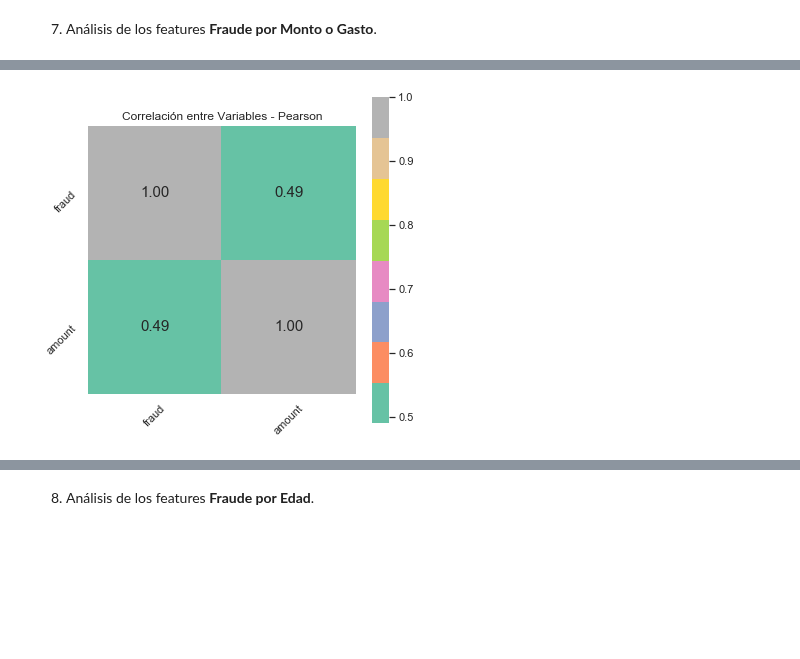
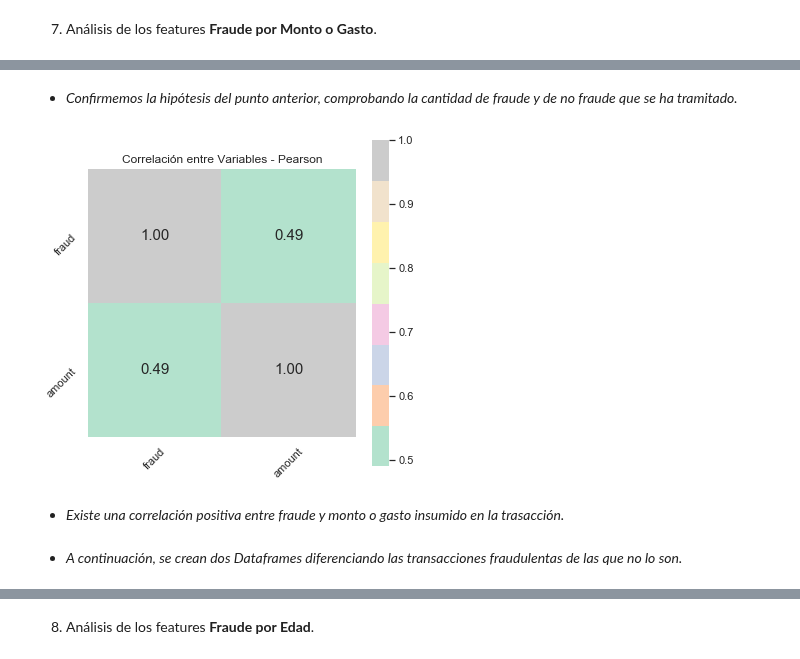
Before and after one commit to alseveso/AcamicaDS, a Jupyter notebook: Proyecto 4/Proyecto 04_Alejandra Seveso.ipynb, the cells around one changed output, grey strips where cells are left out. Saved outputs shown, nothing was run; the diff lists cells and outputs as text; code cells hidden in the pictures; blank space fills up the shorter version.

```diff
--- a/Proyecto 4/Proyecto 04_Alejandra Seveso.ipynb
+++ b/Proyecto 4/Proyecto 04_Alejandra Seveso.ipynb
@@ -219,10 +207,16 @@ banksim[['amount']].describe().round()
+# %% [markdown]
+* *Confirmemos la hipótesis del punto anterior, comprobando la cantidad de fraude y de no fraude que se ha tramitado.*
 # %%
 corr = banksim[['fraud','amount']].corr()
 plt.figure(figsize=(6,6))
-sns.heatmap(corr, cbar = True,  square = True, annot=True, fmt= '.2f',annot_kws={'size': 15}, cmap= 'Set2')
+sns.heatmap(corr, cbar = True,  square = True, annot=True, fmt= '.2f',annot_kws={'size': 15}, cmap='Pastel2')
 plt.xticks(rotation = 45)
 plt.yticks(rotation = 45)
 plt.title('Correlación entre Variables - Pearson')
 plt.show()
 # %% [output]
-[figure, old version]
+[figure, new version]
+# %% [markdown]
+* *Existe una correlación positiva entre fraude y monto o gasto insumido en la trasacción.*
+# %% [markdown]
+* *A continuación, se crean dos Dataframes diferenciando las transacciones fraudulentas de las que no lo son.*
```
Also changed, not shown: parts of 31 cells of this notebook, 1 other file.
